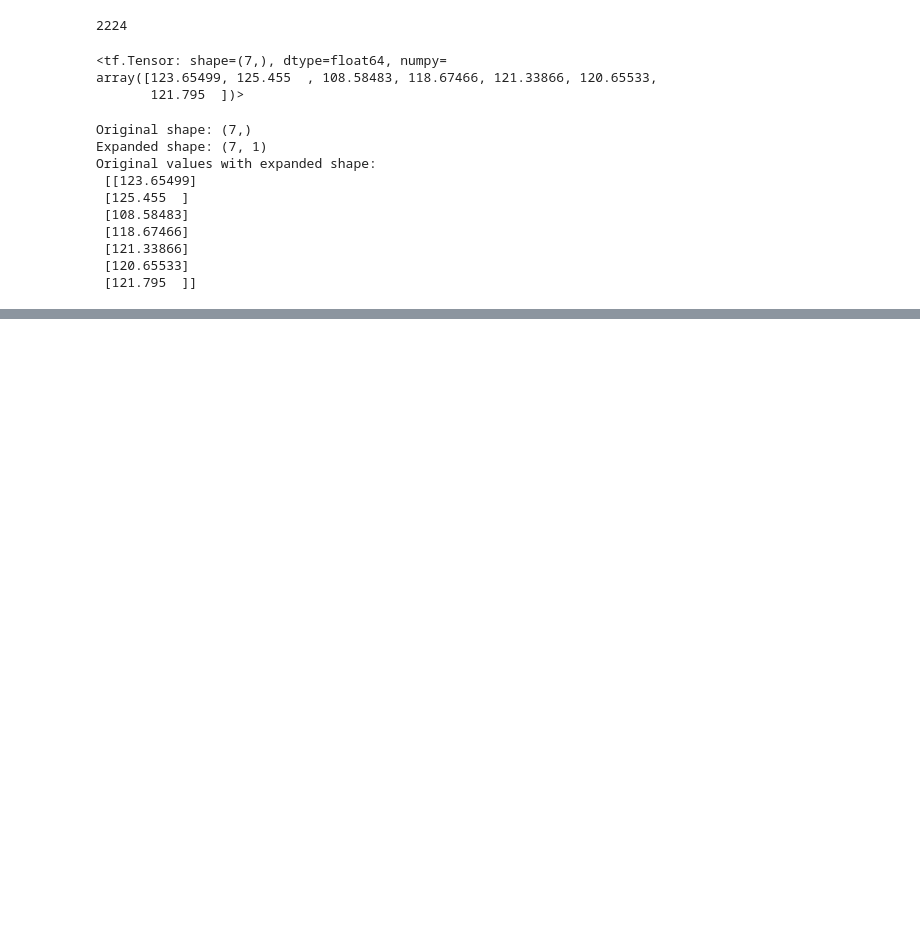
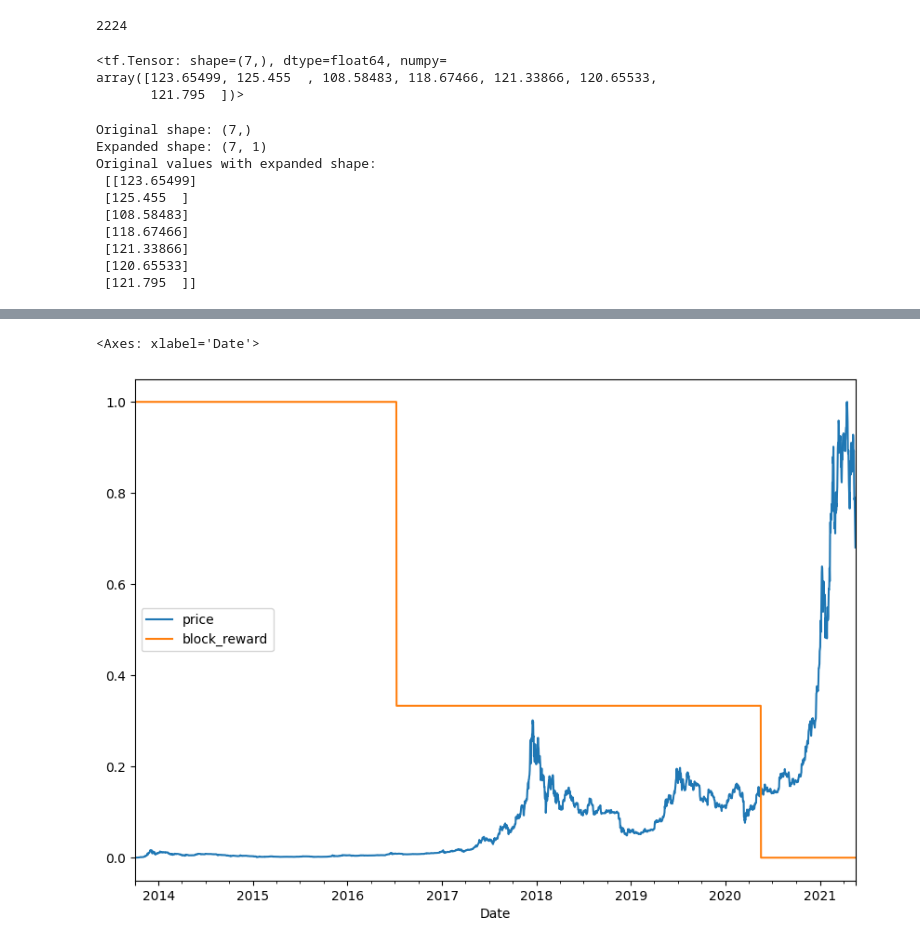
Before and after one commit to kurumbus/tensorflow-training, a Jupyter notebook: series_bitpredict_01.ipynb, the cells around one changed output, grey strips where cells are left out. Drawn from its saved outputs; the diff is of its cells as text; code cells hidden in the pictures; blank space fills up the shorter version.

```diff
--- a/series_bitpredict_01.ipynb
+++ b/series_bitpredict_01.ipynb
@@ -571,0 +686,21 @@ Original values with expanded shape:
+# %%
+#block reward date
+block_reward_1 = 50 # not in dataset
+block_reward_2 = 25 # 8.11.2012
+block_reward_3 = 12.5 # 9.7.206
+block_reward_4 = 6.25 # 18.5.2020
+
+#block reward dates
+block_reward_2_datetime = np.datetime64("2012-11-28")
+block_reward_3_datetime = np.datetime64("2016-07-09")
+block_reward_4_datetime = np.datetime64("2020-05-18")
+
+block_reward_2_days = (block_reward_3_datetime - bitcoin_prices.index[0]).days
+block_reward_3_days = (block_reward_4_datetime - bitcoin_prices.index[0]).days
+# %%
+bitcoin_prices_block = bitcoin_prices.copy()
+bitcoin_prices_block["block_reward"] = None
+bitcoin_prices_block.iloc[:block_reward_2_days, -1] = block_reward_2
+bitcoin_prices_block.iloc[block_reward_2_days:block_reward_3_days, -1] = block_reward_3
+bitcoin_prices_block.iloc[block_reward_3_days:, -1] = block_reward_4
+bitcoin_prices_block
@@ -571,0 +722,12 @@ Original values with expanded shape:
+# %%
+from sklearn.preprocessing import minmax_scale
+
+scaled_price_block_df = pd.DataFrame(
+    minmax_scale(bitcoin_prices_block[["price", "block_reward"]]),
+    columns =bitcoin_prices_block.columns,
+    index = bitcoin_prices_block.index)
+
+scaled_price_block_df.plot(figsize=(10, 7))
+# %% [output]
+<Axes: xlabel='Date'>
+[figure, added]
```
Also changed, not shown: parts of 54 cells of this notebook, 6 other files.
